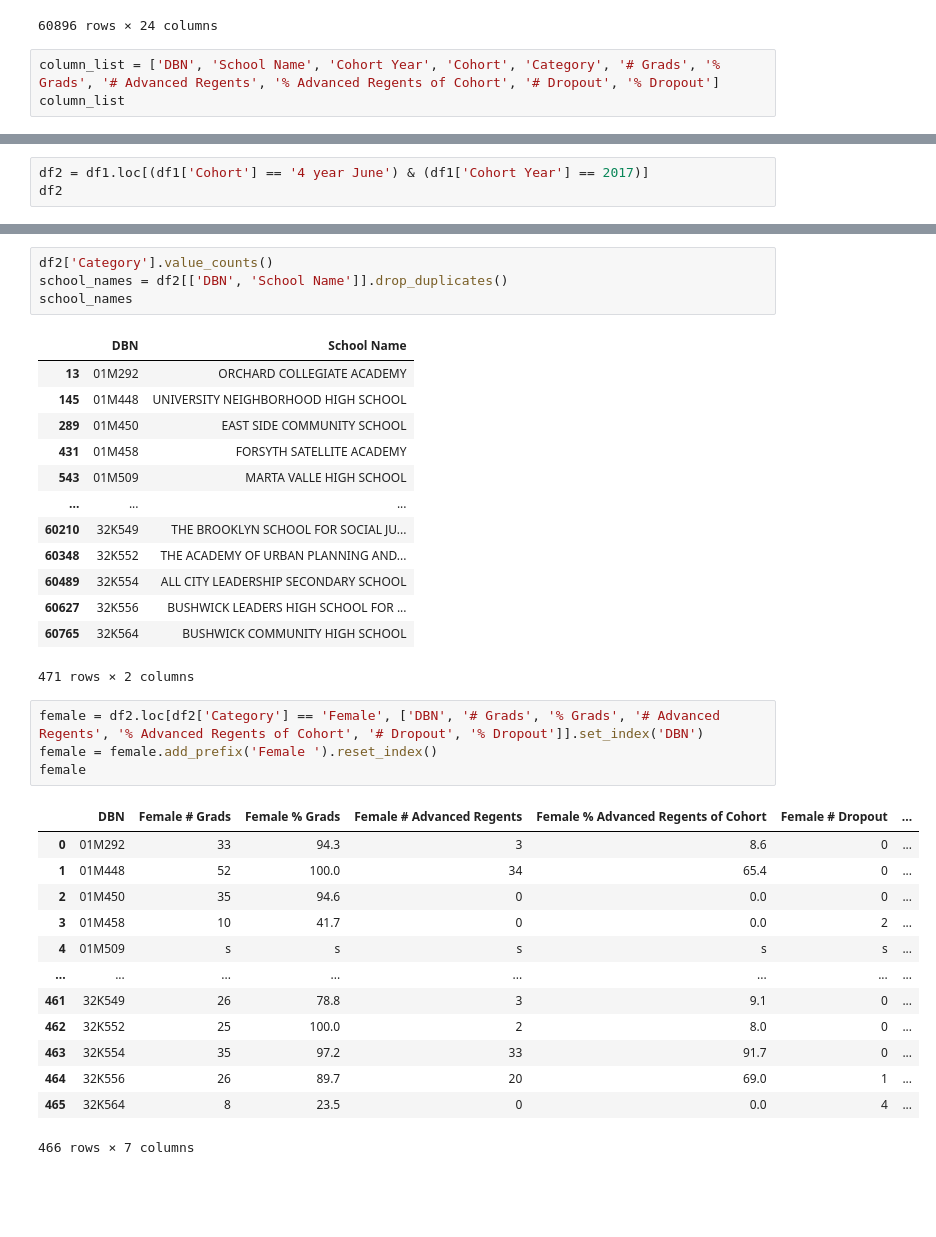
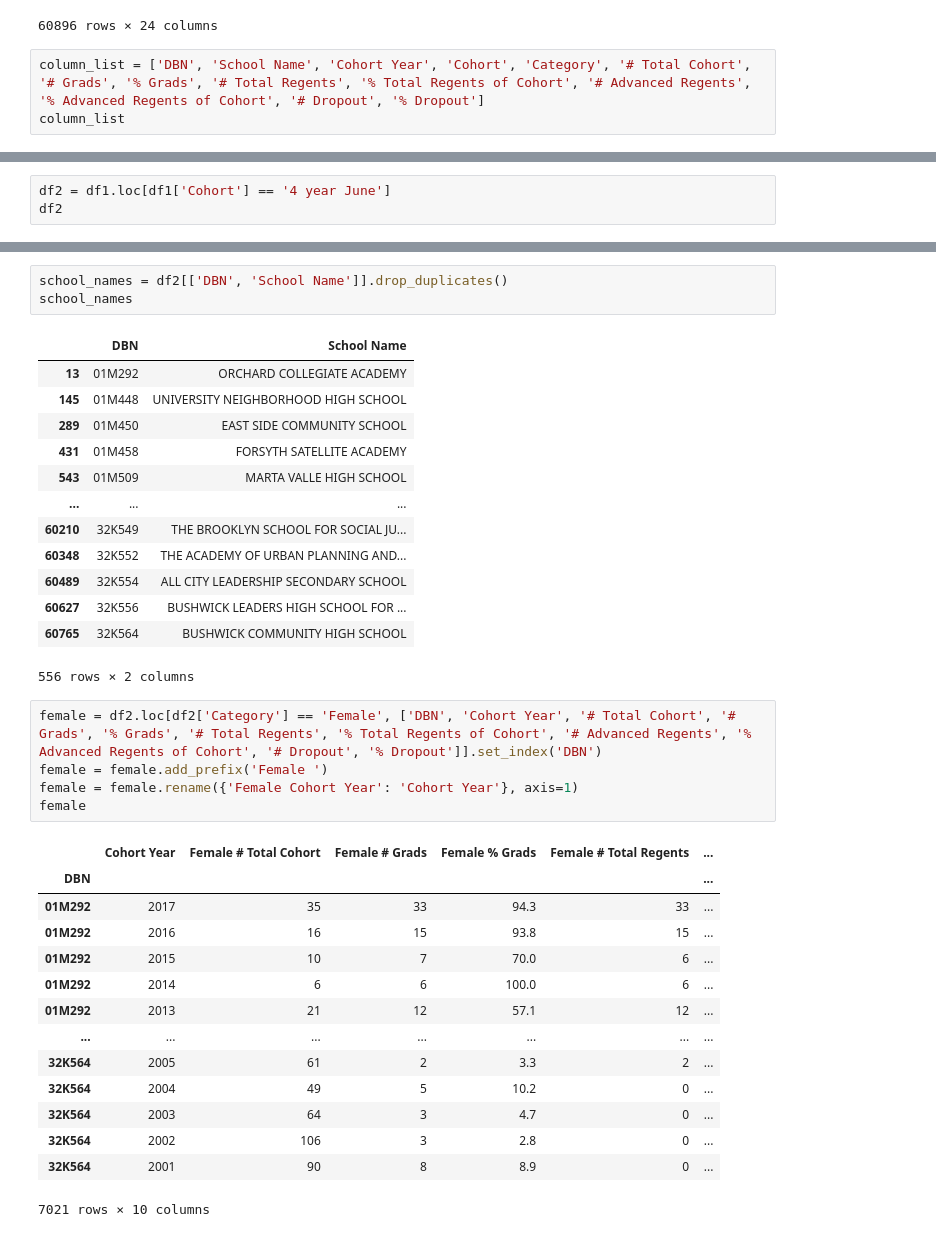
Before and after one commit to es2681/group_project, a Jupyter notebook: Transformed Data Tables/Gender.ipynb, the cells around one changed output, grey strips where cells are left out. Drawn from its saved outputs; the diff is of its cells as text; blank space fills up the shorter version.

Commit message:
updating transformed tables

```diff
--- a/Transformed Data Tables/Gender.ipynb
+++ b/Transformed Data Tables/Gender.ipynb
@@ -18,7 +18,7 @@ df
 | 60895 | 32K564 | BUSHWICK COMMUNITY HIGH SCHOOL | Male | 2001 | 6 year June | 69 | 21 | 30.4 | ... |
 60896 rows × 24 columns
 # %%
-column_list = ['DBN', 'School Name', 'Cohort Year', 'Cohort', 'Category', '# Grads', '% Grads', '# Advanced Regents', '% Advanced Regents of Cohort', '# Dropout', '% Dropout']
+column_list = ['DBN', 'School Name', 'Cohort Year', 'Cohort', 'Category', '# Total Cohort', '# Grads', '% Grads', '# Total Regents', '% Total Regents of Cohort', '# Advanced Regents', '% Advanced Regents of Cohort', '# Dropout', '% Dropout']
 column_list
 # %% [output]
 ['DBN',
@@ -52,4 +55,4 @@ df1
 # %%
-df2 = df1.loc[(df1['Cohort'] == '4 year June') & (df1['Cohort Year'] == 2017)]
+df2 = df1.loc[df1['Cohort'] == '4 year June']
 df2
 # %% [output]
@@ -69,5 +72,4 @@ df2
 # %%
-df2['Category'].value_counts()
 school_names = df2[['DBN', 'School Name']].drop_duplicates()
 school_names
 # %% [output]
@@ -83,23 +85,25 @@ school_names
 | 60489 | 32K554 | ALL CITY LEADERSHIP SECONDARY SCHOOL |
 | 60627 | 32K556 | BUSHWICK LEADERS HIGH SCHOOL FOR ... |
 | 60765 | 32K564 | BUSHWICK COMMUNITY HIGH SCHOOL |
-471 rows × 2 columns
+556 rows × 2 columns
 # %%
-female = df2.loc[df2['Category'] == 'Female', ['DBN', '# Grads', '% Grads', '# Advanced Regents', '% Advanced Regents of Cohort', '# Dropout', '% Dropout']].set_index('DBN')
-female = female.add_prefix('Female ').reset_index()
+female = df2.loc[df2['Category'] == 'Female', ['DBN', 'Cohort Year', '# Total Cohort', '# Grads', '% Grads', '# Total Regents', '% Total Regents of Cohort', '# Advanced Regents', '% Advanced Regents of Cohort', '# Dropout', '% Dropout']].set_index('DBN')
+female = female.add_prefix('Female ')
+female = female.rename({'Female Cohort Year': 'Cohort Year'}, axis=1)
 female
 # %% [output]
-|  | DBN | Female # Grads | Female % Grads | Female # Advanced Regents | Female % Advanced Regents of Cohort | Female # Dropout | ... |
-| 0 | 01M292 | 33 | 94.3 | 3 | 8.6 | 0 | ... |
-| 1 | 01M448 | 52 | 100.0 | 34 | 65.4 | 0 | ... |
-| 2 | 01M450 | 35 | 94.6 | 0 | 0.0 | 0 | ... |
-| 3 | 01M458 | 10 | 41.7 | 0 | 0.0 | 2 | ... |
-| 4 | 01M509 | s | s | s | s | s | ... |
-| ... | ... | ... | ... | ... | ... | ... | ... |
-| 461 | 32K549 | 26 | 78.8 | 3 | 9.1 | 0 | ... |
-| 462 | 32K552 | 25 | 100.0 | 2 | 8.0 | 0 | ... |
-| 463 | 32K554 | 35 | 97.2 | 33 | 91.7 | 0 | ... |
-| 464 | 32K556 | 26 | 89.7 | 20 | 69.0 | 1 | ... |
-| 465 | 32K564 | 8 | 23.5 | 0 | 0.0 | 4 | ... |
+|  | Cohort Year | Female # Total Cohort | Female # Grads | Female % Grads | Female # Total Regents | ... |
+| DBN |  |  |  |  |  | ... |
+| 01M292 | 2017 | 35 | 33 | 94.3 | 33 | ... |
+| 01M292 | 2016 | 16 | 15 | 93.8 | 15 | ... |
+| 01M292 | 2015 | 10 | 7 | 70.0 | 6 | ... |
+| 01M292 | 2014 | 6 | 6 | 100.0 | 6 | ... |
+| 01M292 | 2013 | 21 | 12 | 57.1 | 12 | ... |
+| ... | ... | ... | ... | ... | ... | ... |
+| 32K564 | 2005 | 61 | 2 | 3.3 | 2 | ... |
+| 32K564 | 2004 | 49 | 5 | 10.2 | 0 | ... |
+| 32K564 | 2003 | 64 | 3 | 4.7 | 0 | ... |
+| 32K564 | 2002 | 106 | 3 | 2.8 | 0 | ... |
+| 32K564 | 2001 | 90 | 8 | 8.9 | 0 | ... |
-466 rows × 7 columns
+7021 rows × 10 columns
 # %%
```
Also changed, not shown: parts of 5 cells of this notebook, 4 other files.
